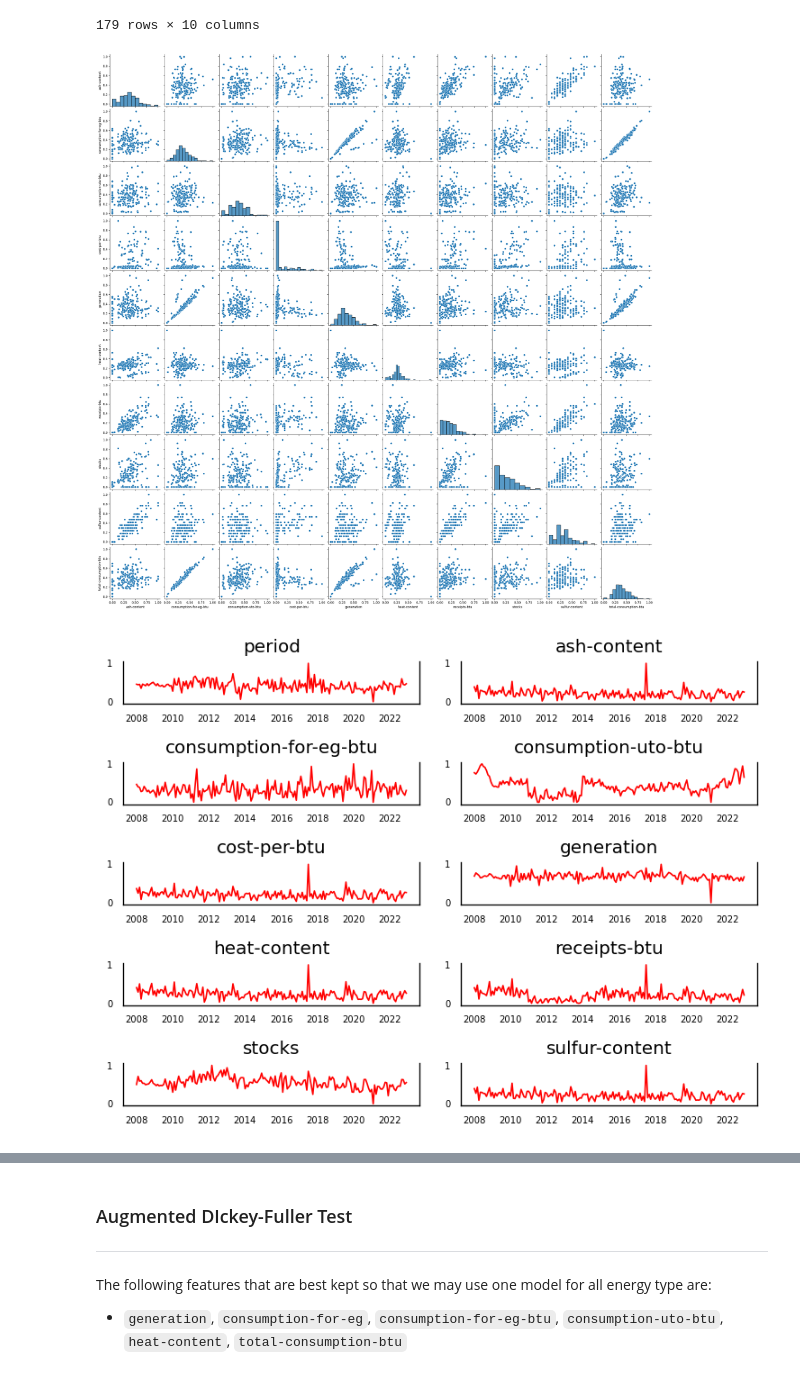
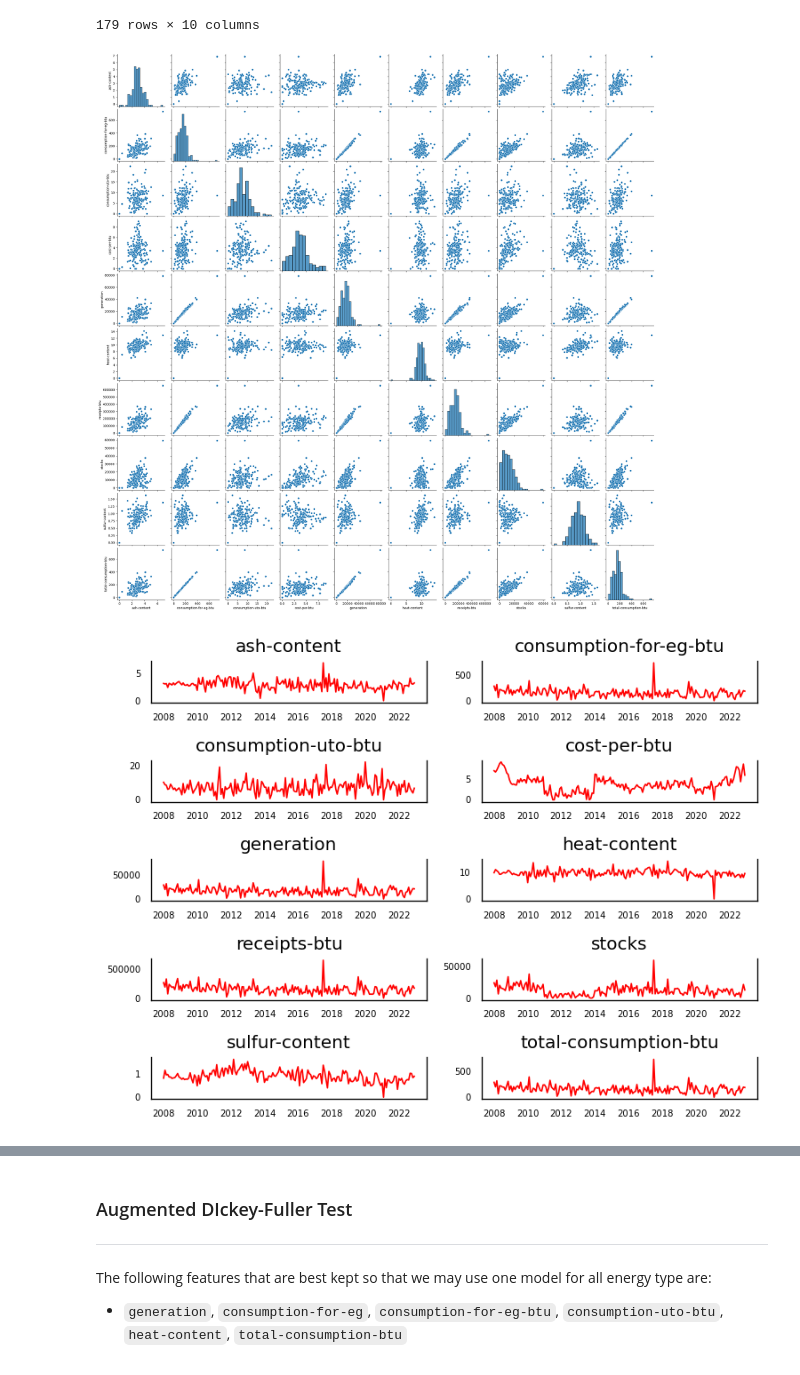
Before and after one commit to 123noob1/gwu-bootcamp-proj-4, a Jupyter notebook: website/jupyter/Untitled.ipynb, the cells around one changed output, grey strips where cells are left out. Saved outputs shown, nothing was run; the diff lists cells and outputs as text; code cells hidden in the pictures.

```diff
--- a/website/jupyter/Untitled.ipynb
+++ b/website/jupyter/Untitled.ipynb
@@ -74,9 +74,12 @@ data.describe()
 | std | NaN | 1.346421 | 96.860166 | 3.683353 | 2.019227 | 9699.352909 | ... |
 # %%
 # Create DF of each energySource
-ff_df = data.loc[data['energySource'] == 'fossil fuels'].drop(columns = ['energySource']).reset_index(drop = True)
-re_df = data.loc[data['energySource'] == 'renewables'].drop(columns = ['energySource']).reset_index(drop = True)
-oth_df = data.loc[data['energySource'] == 'others'].drop(columns = ['energySource']).reset_index(drop = True)
+# ff_df = data.loc[data['energySource'] == 'fossil fuels'].drop(columns = ['energySource']).reset_index(drop = True)
+# re_df = data.loc[data['energySource'] == 'renewables'].drop(columns = ['energySource']).reset_index(drop = True)
+# oth_df = data.loc[data['energySource'] == 'others'].drop(columns = ['energySource']).reset_index(drop = True)
+ff_df = data.loc[data['energySource'] == 'fossil fuels'].drop(columns = ['energySource']).set_index('period')
+re_df = data.loc[data['energySource'] == 'renewables'].drop(columns = ['energySource']).set_index('period')
+oth_df = data.loc[data['energySource'] == 'others'].drop(columns = ['energySource']).set_index('period')
 # %%
 # View the DF
 display(ff_df.head())
@@ -311,14 +313,14 @@ display(oth_train_scaled_df)
 | 2022-12-01 | 0.0 | 0.355654 | 0.148649 | 0.0 | 0.354679 | 0.215596 | ... |
 179 rows × 10 columns
 # %%
-sns.pairplot(re_train_scaled_df, kind = 'scatter')
+sns.pairplot(ff_df, kind = 'scatter')
 plt.show()
 # %% [output]
-[figure, old version]
+[figure, new version]
 # %%
 # Plot ff_train_scaled_df's features
-plot_feature(ff_train_scaled_df, 5, 2)
+plot_feature(ff_df, 5, 2)
 # %% [output]
-[figure, old version]
+[figure, new version]
 # %%
 # Plot re_train_scaled_df
```
Also changed, not shown: parts of 21 cells of this notebook.
